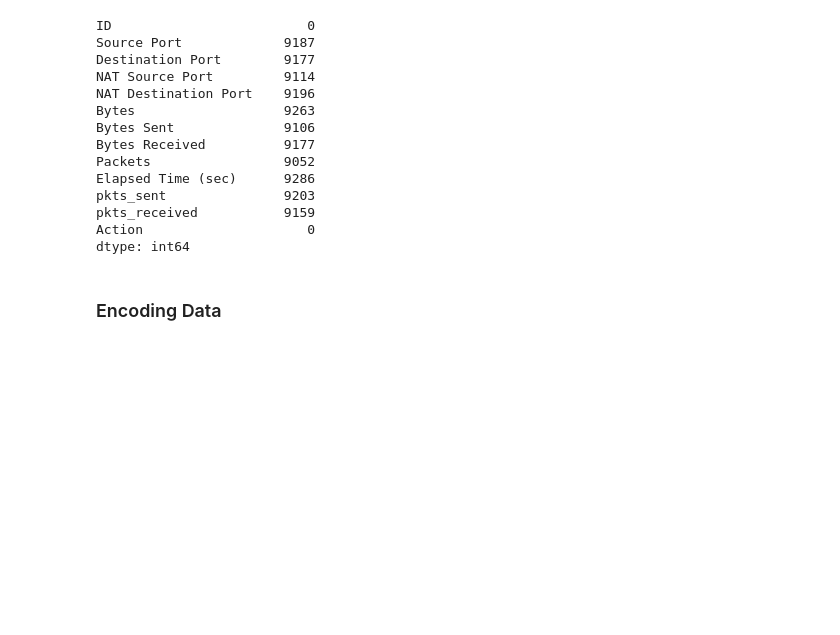
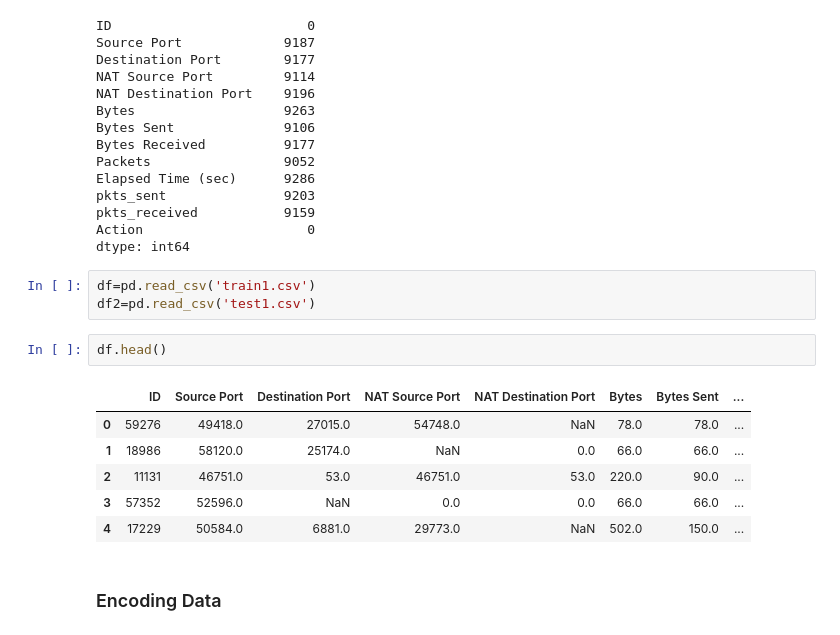
Before and after one commit to hruthiksiva/DataScience-Competitions, a Jupyter notebook: enigma_datathon.ipynb, the cells around one changed output. Drawn from its saved outputs; the diff is of its cells as text; blank space fills up the shorter version.

```diff
--- a/enigma_datathon.ipynb
+++ b/enigma_datathon.ipynb
@@ -70,6 +227,18 @@ pkts_sent               9203
 pkts_received           9159
 Action                     0
 dtype: int64
+# %%
+df=pd.read_csv('train1.csv')
+df2=pd.read_csv('test1.csv')
+# %%
+df.head()
+# %% [output]
+|  | ID | Source Port | Destination Port | NAT Source Port | NAT Destination Port | Bytes | Bytes Sent | ... |
+| 0 | 59276 | 49418.0 | 27015.0 | 54748.0 | NaN | 78.0 | 78.0 | ... |
+| 1 | 18986 | 58120.0 | 25174.0 | NaN | 0.0 | 66.0 | 66.0 | ... |
+| 2 | 11131 | 46751.0 | 53.0 | 46751.0 | 53.0 | 220.0 | 90.0 | ... |
+| 3 | 57352 | 52596.0 | NaN | 0.0 | 0.0 | 66.0 | 66.0 | ... |
+| 4 | 17229 | 50584.0 | 6881.0 | 29773.0 | NaN | 502.0 | 150.0 | ... |
 # %% [markdown]
 ### Encoding Data
 # %%
```
Also changed, not shown: parts of 40 cells of this notebook.
